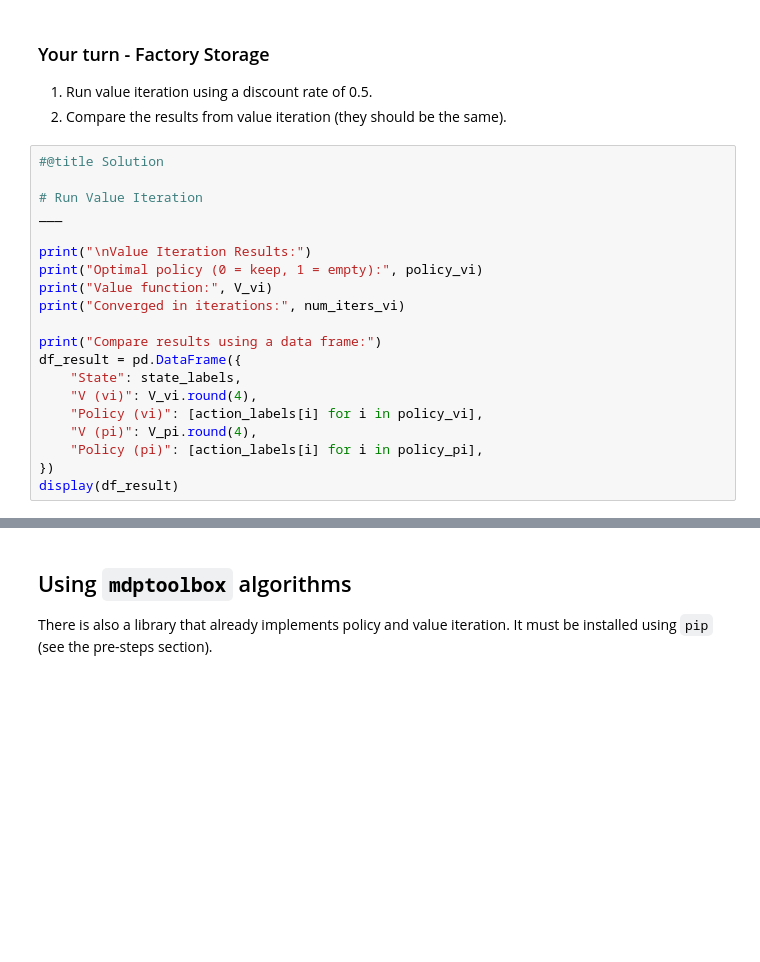
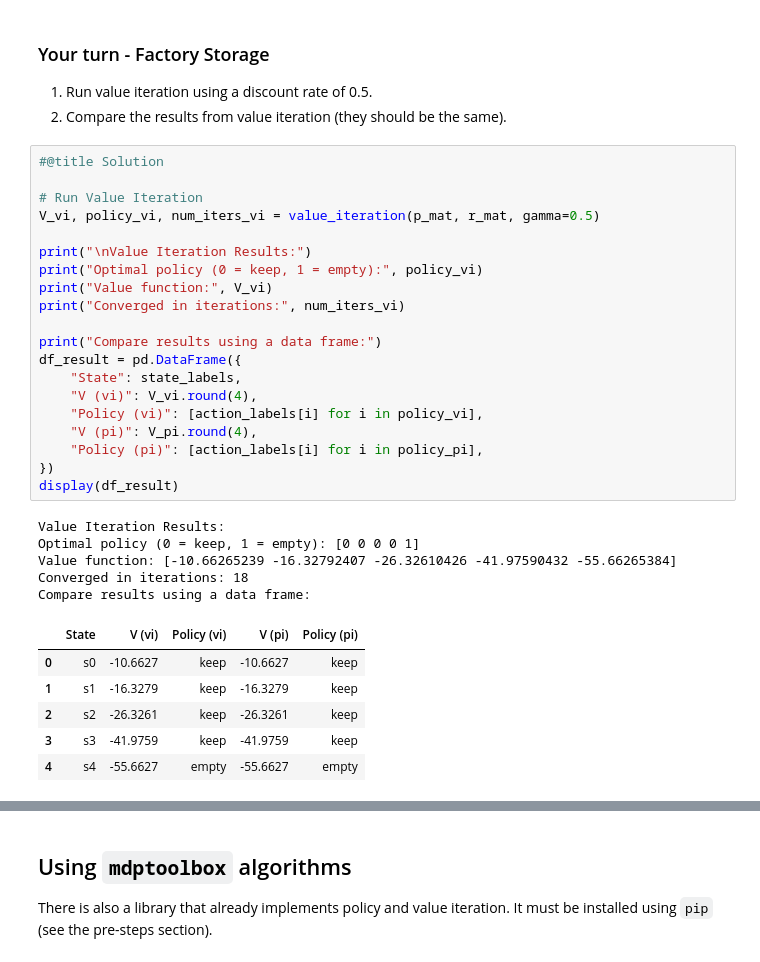
Before and after one commit to Maziger/master-reinforcement-learning, a Jupyter notebook: Notebooks/08_dynamic_programming.ipynb, the cells around one changed output, grey strips where cells are left out. Saved outputs shown, nothing was run; the diff lists cells and outputs as text; blank space fills up the shorter version.

```diff
--- a/Notebooks/08_dynamic_programming.ipynb
+++ b/Notebooks/08_dynamic_programming.ipynb
@@ -361,20 +373,32 @@ def value_iteration(p_mat, r_mat, gamma=0.5, threshold=1e-5):
 # %%
 #@title Solution
 
 # Run Value Iteration
-___
+V_vi, policy_vi, num_iters_vi = value_iteration(p_mat, r_mat, gamma=0.5)
 
 print("\nValue Iteration Results:")
 print("Optimal policy (0 = keep, 1 = empty):", policy_vi)
 print("Value function:", V_vi)
 print("Converged in iterations:", num_iters_vi)
 
 print("Compare results using a data frame:")
 df_result = pd.DataFrame({
     "State": state_labels,
     "V (vi)": V_vi.round(4),
     "Policy (vi)": [action_labels[i] for i in policy_vi],
     "V (pi)": V_pi.round(4),
     "Policy (pi)": [action_labels[i] for i in policy_pi],
 })
 display(df_result)
+# %% [output]
+Value Iteration Results:
+Optimal policy (0 = keep, 1 = empty): [0 0 0 0 1]
+Value function: [-10.66265239 -16.32792407 -26.32610426 -41.97590432 -55.66265384]
+Converged in iterations: 18
+Compare results using a data frame:
+|  | State | V (vi) | Policy (vi) | V (pi) | Policy (pi) |
+| 0 | s0 | -10.6627 | keep | -10.6627 | keep |
+| 1 | s1 | -16.3279 | keep | -16.3279 | keep |
+| 2 | s2 | -26.3261 | keep | -26.3261 | keep |
+| 3 | s3 | -41.9759 | keep | -41.9759 | keep |
+| 4 | s4 | -55.6627 | empty | -55.6627 | empty |
```
Also changed, not shown: parts of 5 cells of this notebook.
